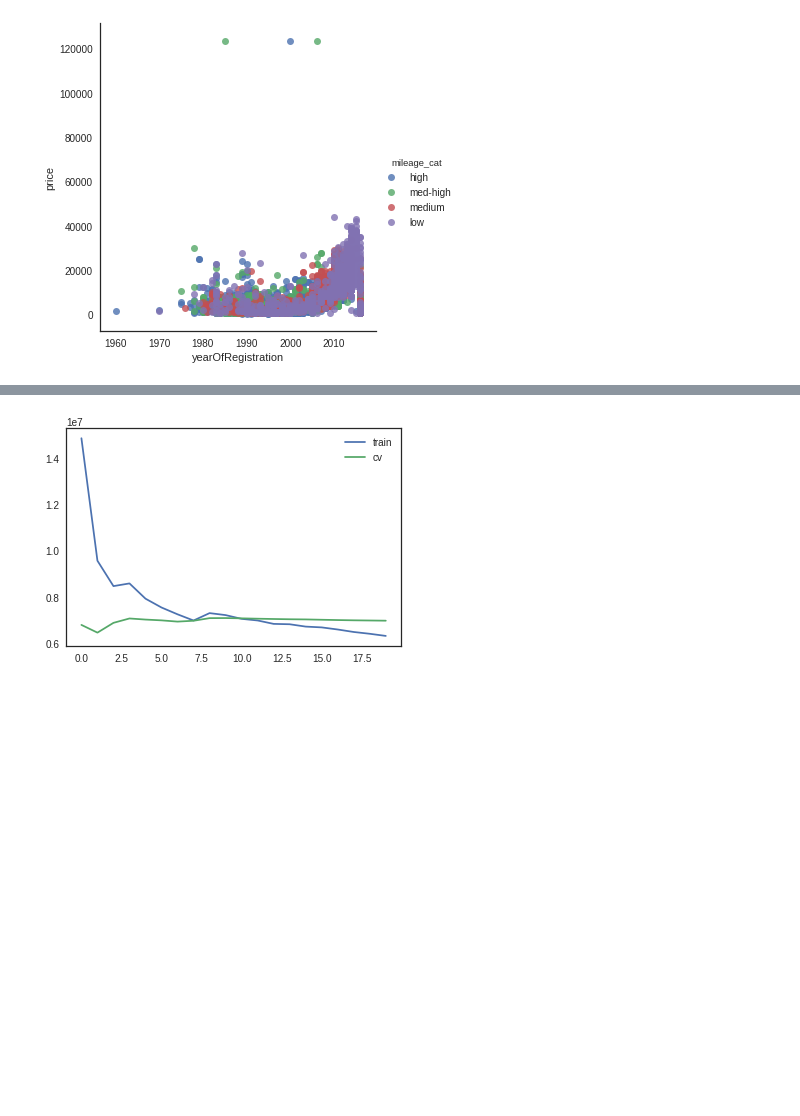
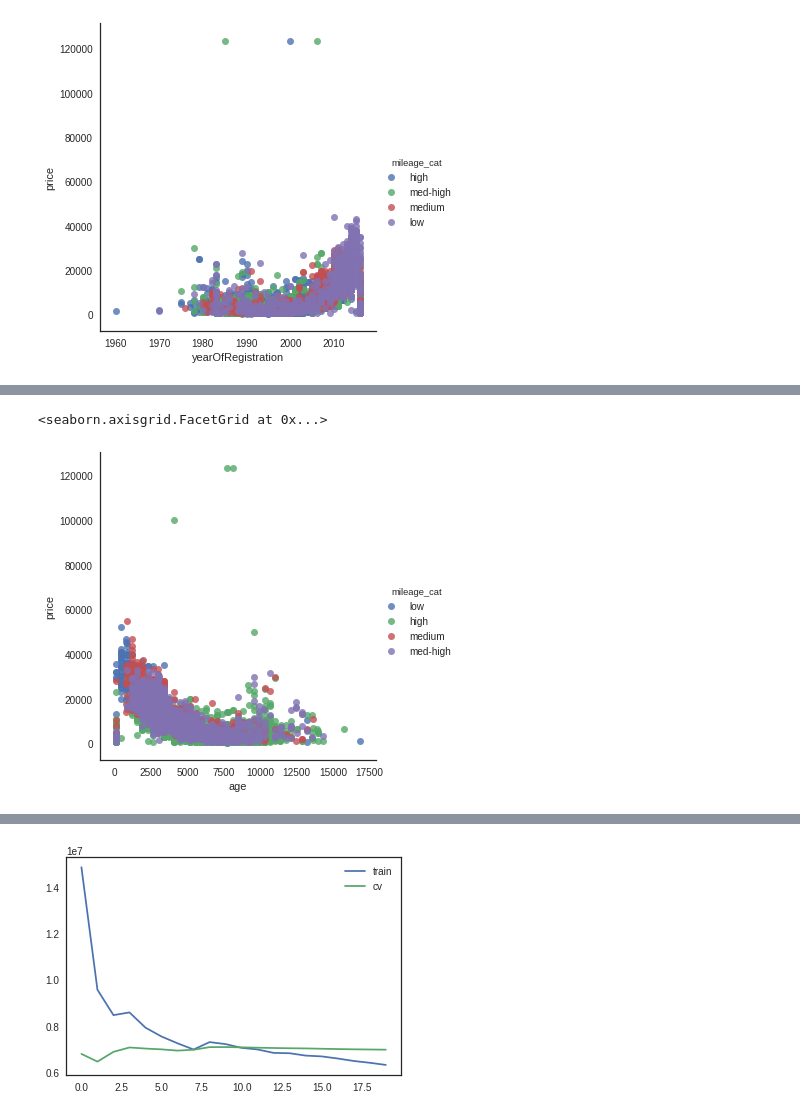
Before and after one commit to jonathanschmitz/car-price-modelling, a Jupyter notebook: car-prices.ipynb, the cells around one changed output, grey strips where cells are left out. Drawn from its saved outputs; the diff is of its cells as text; code cells hidden in the pictures; blank space fills up the shorter version.

```diff
--- a/car-prices.ipynb
+++ b/car-prices.ipynb
@@ -117,3 +117,8 @@ sns.lmplot('yearOfRegistration', 'price', data=cars[cars.model=="3er"], fit_reg=
+# %%
+sns.lmplot('age', 'price', data=cars[cars.model=="3er"], fit_reg=False, hue="mileage_cat")
+# %% [output]
+<seaborn.axisgrid.FacetGrid at 0x...>
+[figure, added]
 # %%
 sns.countplot(x="yearOfRegistration", hue="mileage_cat", data=cars[cars.model=="3er"])
 # %% [output]
```
Also changed, not shown: parts of 12 cells of this notebook.
